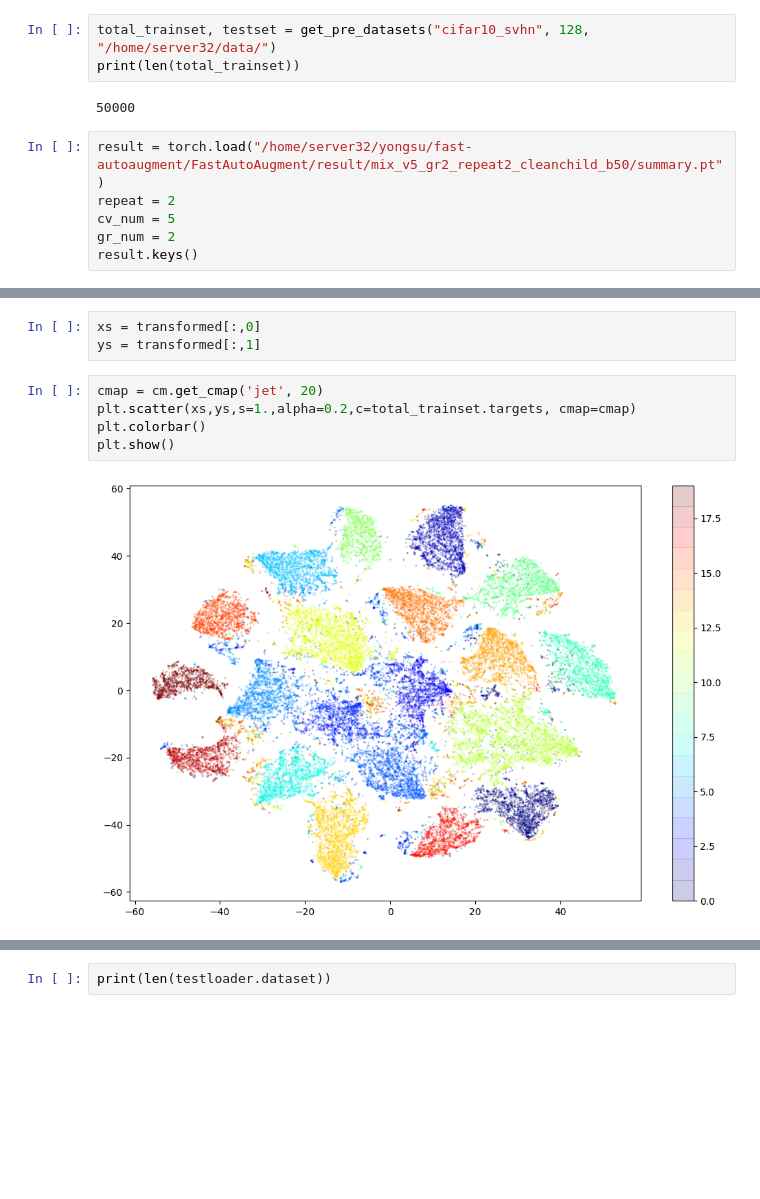
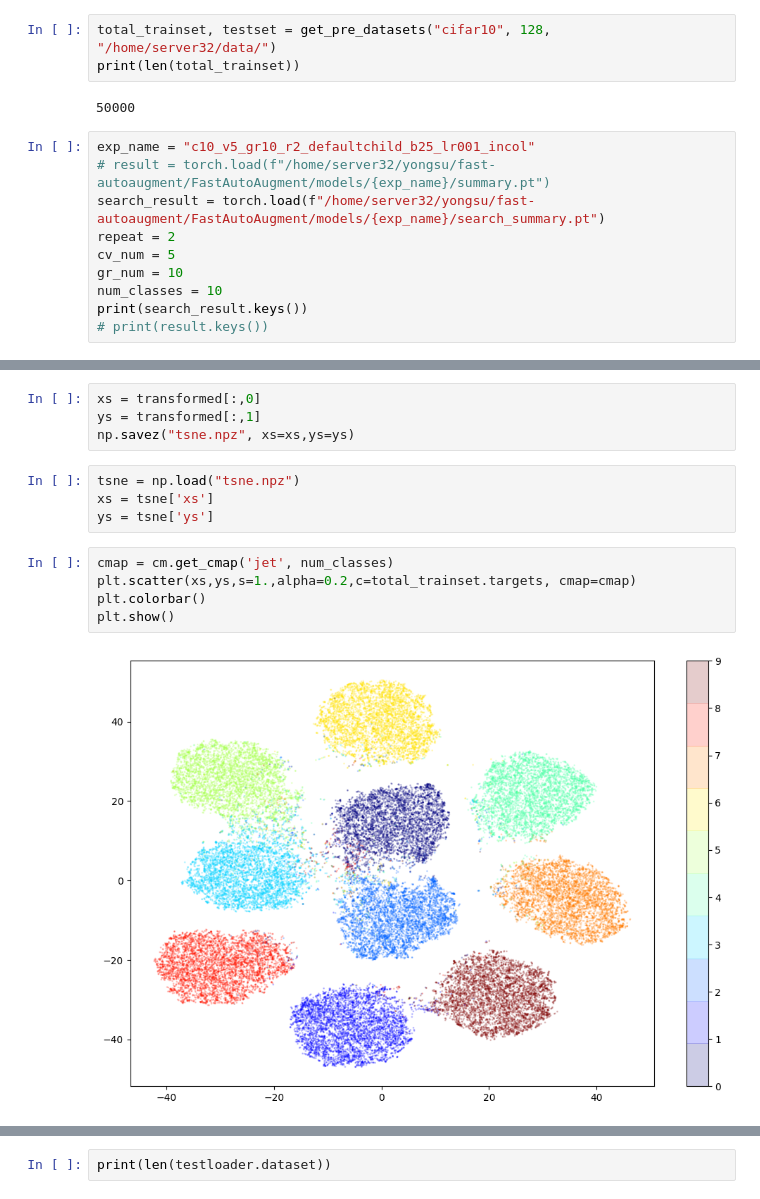
Before and after one commit to yongsubaek/AdapAug, a Jupyter notebook: playground.ipynb, the cells around one changed output, grey strips where cells are left out. Saved outputs shown, nothing was run; the diff lists cells and outputs as text; blank space fills up the shorter version.

Commit message:
ready for new data and models

```diff
--- a/playground.ipynb
+++ b/playground.ipynb
@@ -28,14 +28,18 @@ C.get()["aug"] = "clean"
 C.get()["cutout"] = 16
 C.get()["cv_num"] = 5
 # %%
-total_trainset, testset = get_pre_datasets("cifar10_svhn", 128, "/home/server32/data/")
+total_trainset, testset = get_pre_datasets("cifar10", 128, "/home/server32/data/")
 print(len(total_trainset))
 # %% [output]
 50000
 # %%
-result = torch.load("/home/server32/yongsu/fast-autoaugment/FastAutoAugment/result/mix_v5_gr2_repeat2_cleanchild_b50/summary.pt")
+exp_name = "c10_v5_gr10_r2_defaultchild_b25_lr001_incol"
+# result = torch.load(f"/home/server32/yongsu/fast-autoaugment/FastAutoAugment/models/{exp_name}/summary.pt")
+search_result = torch.load(f"/home/server32/yongsu/fast-autoaugment/FastAutoAugment/models/{exp_name}/search_summary.pt")
 repeat = 2
 cv_num = 5
-gr_num = 2
-result.keys()
+gr_num = 10
+num_classes = 10
+print(search_result.keys())
+# print(result.keys())
 # %% [output]
@@ -105,10 +107,15 @@ transformed = model.fit_transform(fts)
 # %%
 xs = transformed[:,0]
 ys = transformed[:,1]
+np.savez("tsne.npz", xs=xs,ys=ys)
+# %%
+tsne = np.load("tsne.npz")
+xs = tsne['xs']
+ys = tsne['ys']
 # %%
-cmap = cm.get_cmap('jet', 20)
+cmap = cm.get_cmap('jet', num_classes)
 plt.scatter(xs,ys,s=1.,alpha=0.2,c=total_trainset.targets, cmap=cmap)
 plt.colorbar()
 plt.show()
 # %% [output]
-[figure, old version]
+[figure, new version]
```
Also changed, not shown: parts of 14 cells of this notebook, 8 other files.
